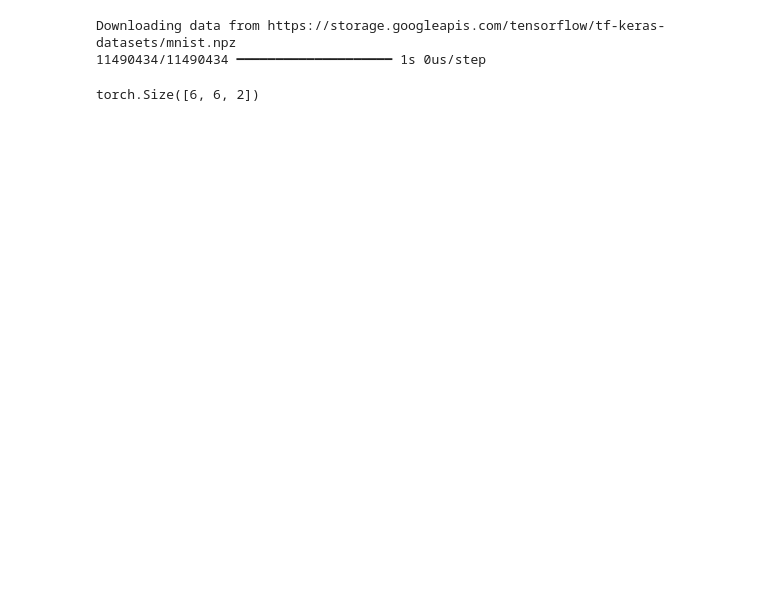
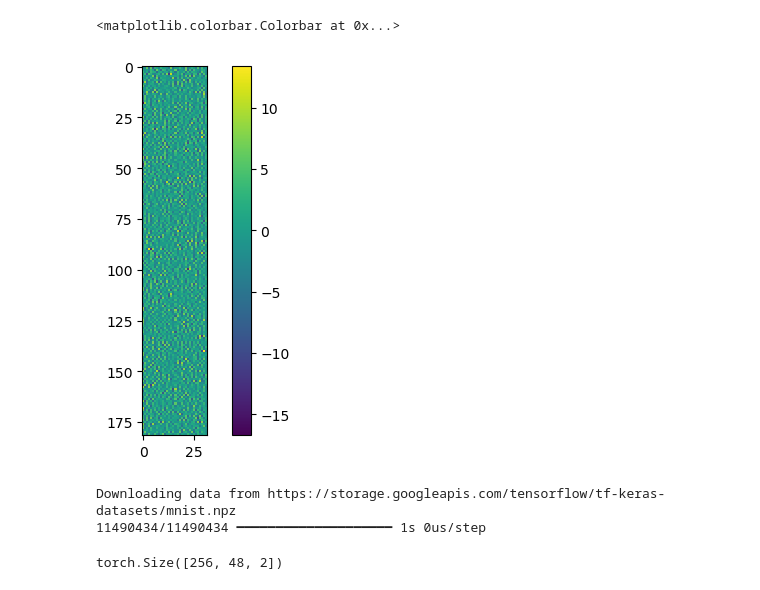
Before and after one commit to Taobyte/dsl-as24-challenge-3, a Jupyter notebook: notebooks/marsq_network.ipynb, the cells around one changed output. Cells and saved outputs as stored; diff of their text form; code cells hidden in the pictures; blank space fills up the shorter version.

```diff
--- a/notebooks/marsq_network.ipynb
+++ b/notebooks/marsq_network.ipynb
@@ -109,0 +85,21 @@ t_d2f13f6170454e3d897facd63deab6cf.py::test_contracting_layer PASSED
+# %%
+class STFTLayer(keras.layers.Layer):
+
+    def __init__(self, sequence_length: int, sequence_stride: int, fft_length: int, name=None):
+        super().__init__(name=name)
+        self.sequence_length = sequence_length
+        self.sequence_stride = sequence_stride
+        self.fft_length = fft_length
+
+    def call(self, x: ndarray) -> tuple[ndarray,tuple[ndarray,ndarray]]:
+
+        # input shape: x.shape == (3,6000)
+        # output shape: stft.shape == (6,182,32)
+
+        stft = keras.ops.stft(
+            x, self.sequence_length, self.sequence_stride, self.fft_length, window="hann", center=True
+            )
+
+        stft_normalized =
+
+        return stft_normalized, stft
@@ -110,3 +162,12 @@ t_d2f13f6170454e3d897facd63deab6cf.py::test_contracting_layer PASSED
+# %%
+layer = STFTLayer(63,33,63)
+input = np.random.normal(size=6000)
+a = layer(input)
+plt.imshow(a[0][0], cmap='viridis', interpolation='nearest')
+plt.colorbar()
+# %% [output]
+<matplotlib.colorbar.Colorbar at 0x...>
+[figure, added]
 # %%
 (x_train, y_train), (x_test, y_test) = keras.datasets.mnist.load_data()
 
@@ -120,7 +181,7 @@ x_test = np.expand_dims(x_test, -1)
 Downloading data from https://storage.googleapis.com/tensorflow/tf-keras-datasets/mnist.npz
 11490434/11490434 ━━━━━━━━━━━━━━━━━━━━ 1s 0us/step
 # %%
-tensor = th.rand(10)
-th.stft(tensor, 10, return_complex=False).shape
+tensor = th.rand(6000)
+th.stft(tensor, 511, return_complex=False).shape
 # %% [output]
-torch.Size([6, 6, 2])
+torch.Size([256, 48, 2])
```
Also changed, not shown: parts of 8 cells of this notebook, 18 other files.
